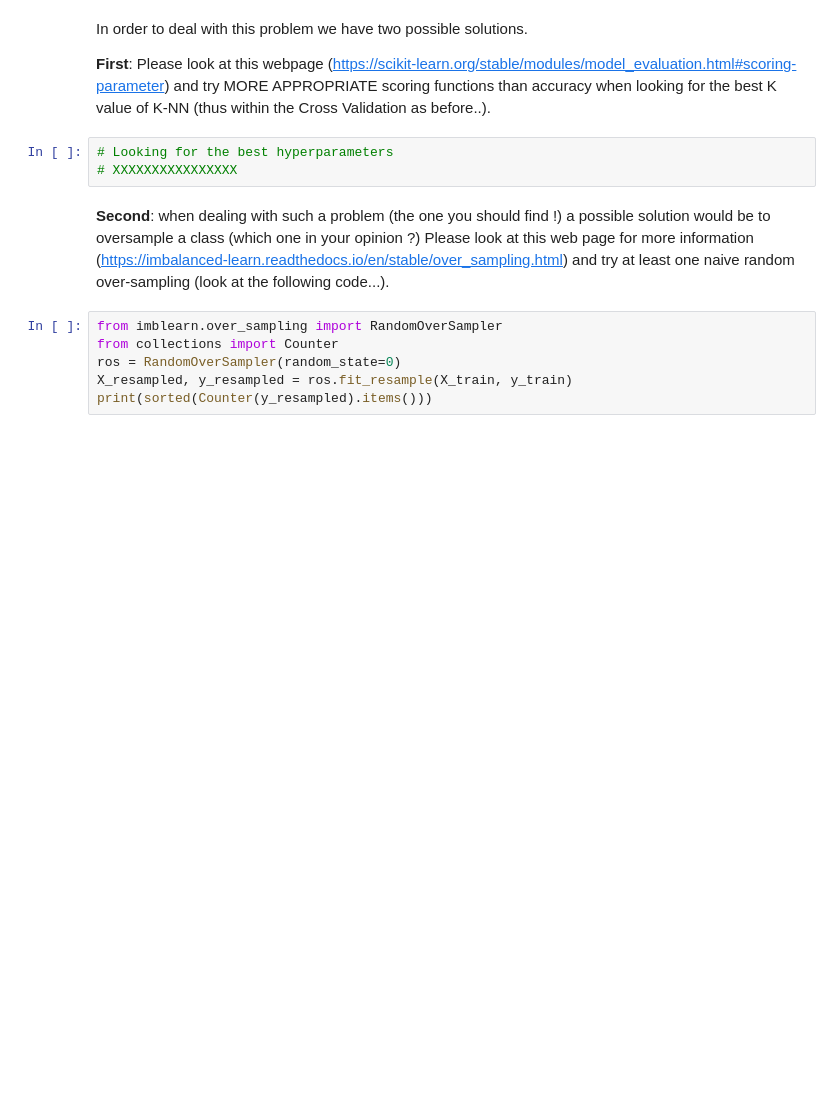
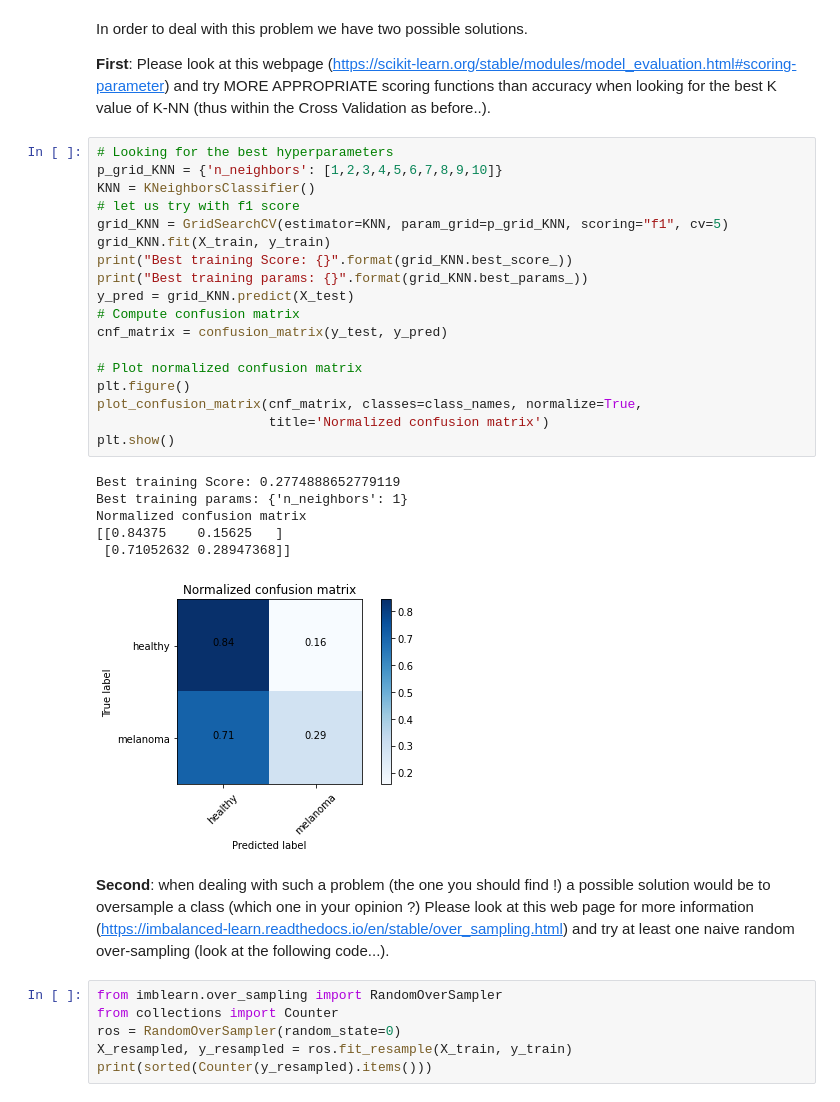
Before and after one commit to Eidantz/Machine-Learning-for-Bioimaging, a Jupyter notebook: TP3 - SVM/TP_SVM.ipynb, the cells around one changed output. Saved outputs shown, nothing was run; the diff lists cells and outputs as text; blank space fills up the shorter version.

```diff
--- a/TP3 - SVM/TP_SVM.ipynb
+++ b/TP3 - SVM/TP_SVM.ipynb
@@ -342,9 +350,31 @@ Normalized confusion matrix
 In order to deal with this problem we have two possible solutions.
 
 **First**: Please look at this webpage (https://scikit-learn.org/stable/modules/model_evaluation.html#scoring-parameter) and try MORE APPROPRIATE scoring functions than accuracy when looking for the best K value of K-NN (thus within the Cross Validation as before..).
-# %%
-# Looking for the best hyperparameters
-# XXXXXXXXXXXXXXXX
+# %%
+# Looking for the best hyperparameters
+p_grid_KNN = {'n_neighbors': [1,2,3,4,5,6,7,8,9,10]}
+KNN = KNeighborsClassifier()
+# let us try with f1 score
+grid_KNN = GridSearchCV(estimator=KNN, param_grid=p_grid_KNN, scoring="f1", cv=5)
+grid_KNN.fit(X_train, y_train)
+print("Best training Score: {}".format(grid_KNN.best_score_))
+print("Best training params: {}".format(grid_KNN.best_params_))
+y_pred = grid_KNN.predict(X_test)
+# Compute confusion matrix
+cnf_matrix = confusion_matrix(y_test, y_pred)
+
+# Plot normalized confusion matrix
+plt.figure()
+plot_confusion_matrix(cnf_matrix, classes=class_names, normalize=True,
+                      title='Normalized confusion matrix')
+plt.show()
+# %% [output]
+Best training Score: 0.2774888652779119
+Best training params: {'n_neighbors': 1}
+Normalized confusion matrix
+[[0.84375    0.15625   ]
+ [0.71052632 0.28947368]]
+[figure, added]
 # %% [markdown]
 **Second**: when dealing with such a problem (the one you should find !) a possible solution would be to oversample a class (which one in your opinion ?) Please look at this web page for more information (https://imbalanced-learn.readthedocs.io/en/stable/over_sampling.html) and try at least one naive random over-sampling (look at the following code...).
 # %%
```
Also changed, not shown: parts of 22 cells of this notebook, 1 other file.
